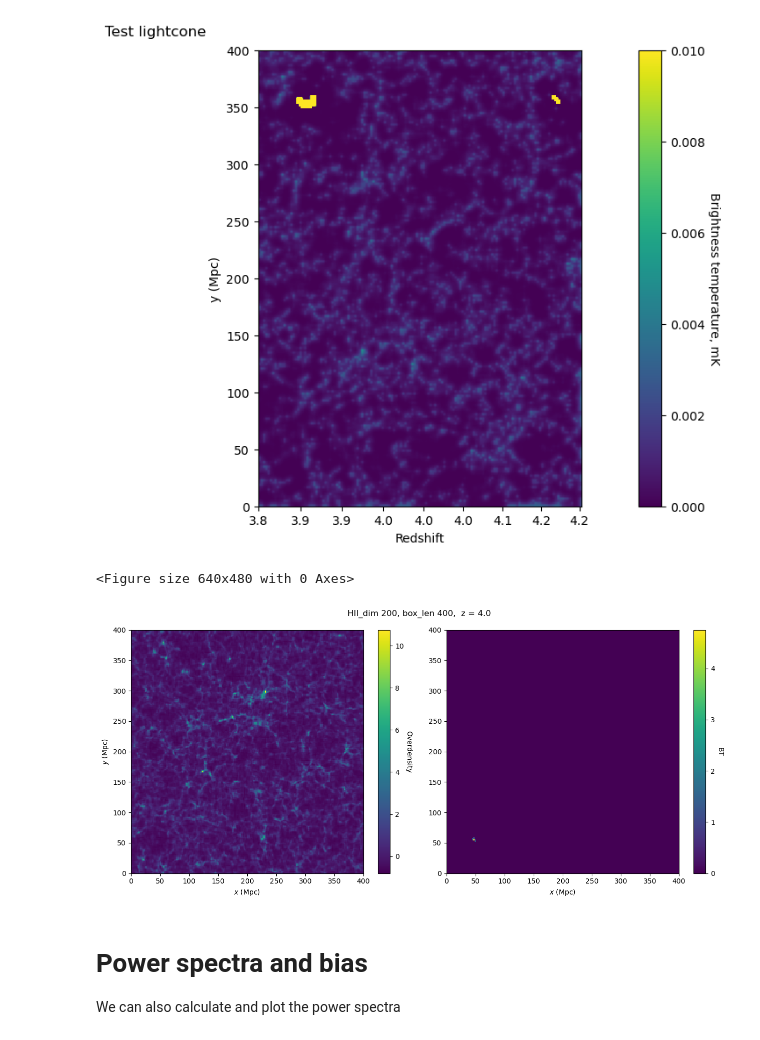
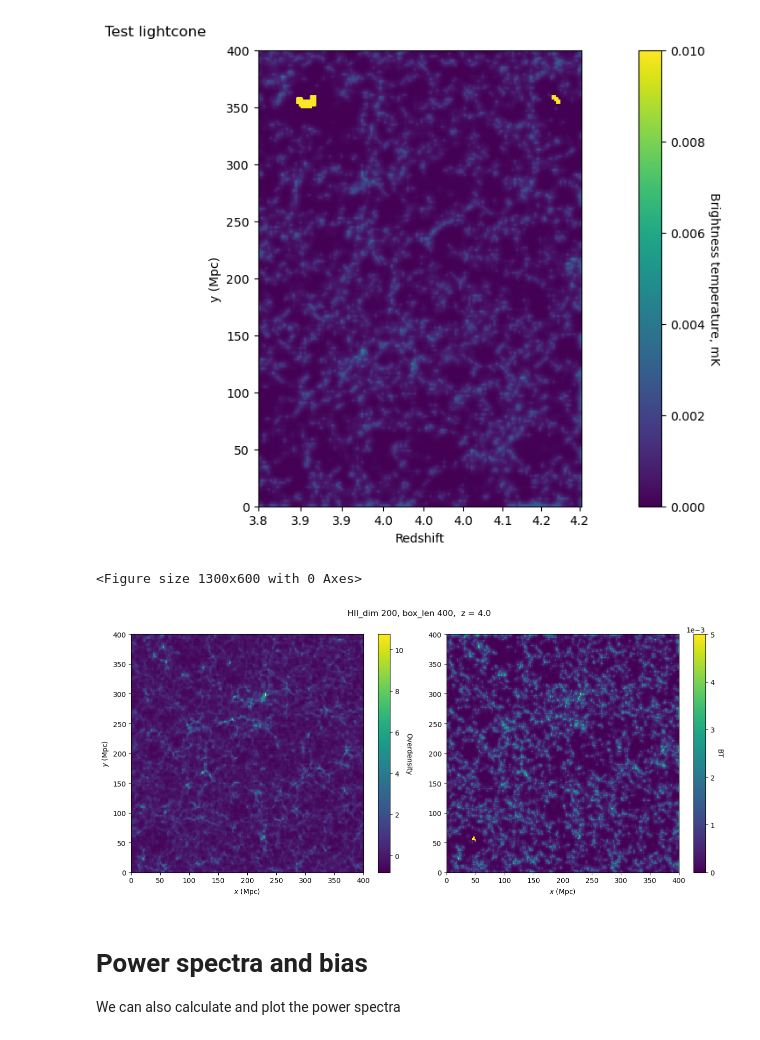
Before and after one commit to raxquax123/postEoR, a Jupyter notebook: examples.ipynb, the cells around one changed output. Drawn from its saved outputs; the diff is of its cells as text; code cells hidden in the pictures.

Commit message:
regen plot

```diff
--- a/examples.ipynb
+++ b/examples.ipynb
@@ -49,11 +49,11 @@ bins, counts, los_dist = cone.gen_hmf(set_bins=False)
 cone.plot_lightcone(save_loc="test_lightcone.png", title="Test lightcone", vmax=0.01)
 # %% [output]
 [figure]
-# %%
-cone.plot_slice()
-# %% [output]
-<Figure size 640x480 with 0 Axes>
-[figure, removed]
+# %%
+cone.plot_slice(field="BT", vmax=0.005)
+# %% [output]
+<Figure size 1300x600 with 0 Axes>
+[figure, added]
 # %% [markdown]
 # Power spectra and bias
 
```
Also changed, not shown: parts of 1 cell of this notebook.
